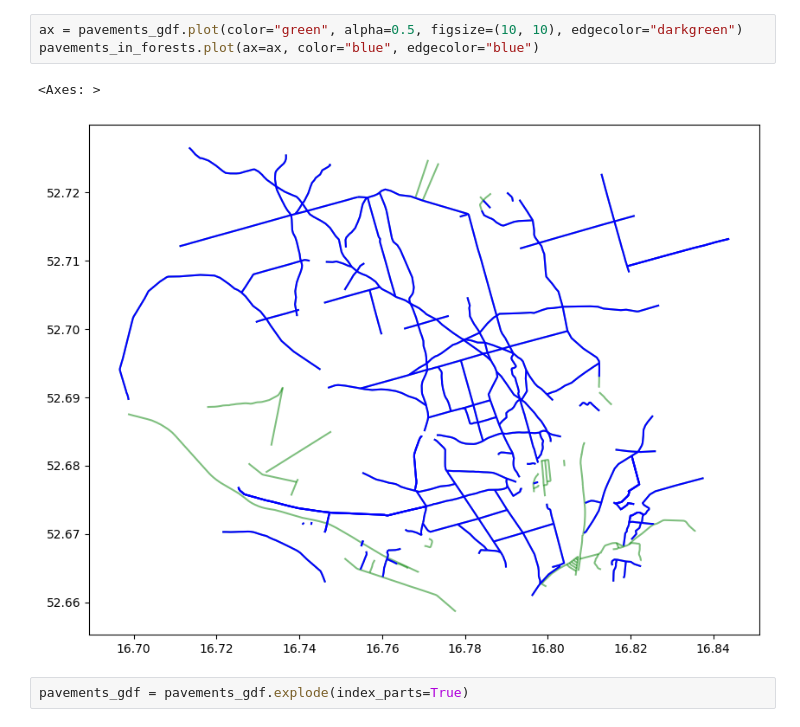
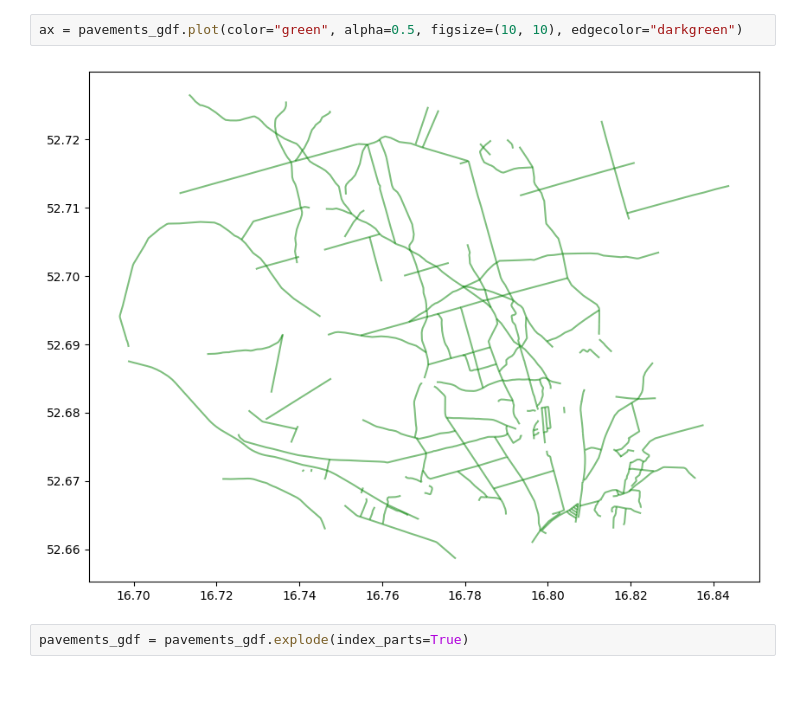
Before and after one commit to Mian-Bruel/planet-on-2024, a Jupyter notebook: src/get_pavements.ipynb, the cells around one changed output. Saved outputs shown, nothing was run; the diff lists cells and outputs as text; blank space fills up the shorter version.

Commit message:
fix graph creation

```diff
--- a/src/get_pavements.ipynb
+++ b/src/get_pavements.ipynb
@@ -33,9 +151,7 @@ pavements_in_forests = gpd.sjoin(pavements_gdf, forest_gdf, how="inner", op="int
 # %%
 ax = pavements_gdf.plot(color="green", alpha=0.5, figsize=(10, 10), edgecolor="darkgreen")
-pavements_in_forests.plot(ax=ax, color="blue", edgecolor="blue")
 # %% [output]
-<Axes: >
-[figure, old version]
+[figure, new version]
 # %%
 pavements_gdf = pavements_gdf.explode(index_parts=True)
 # %%
```
Also changed, not shown: parts of 10 cells of this notebook.
